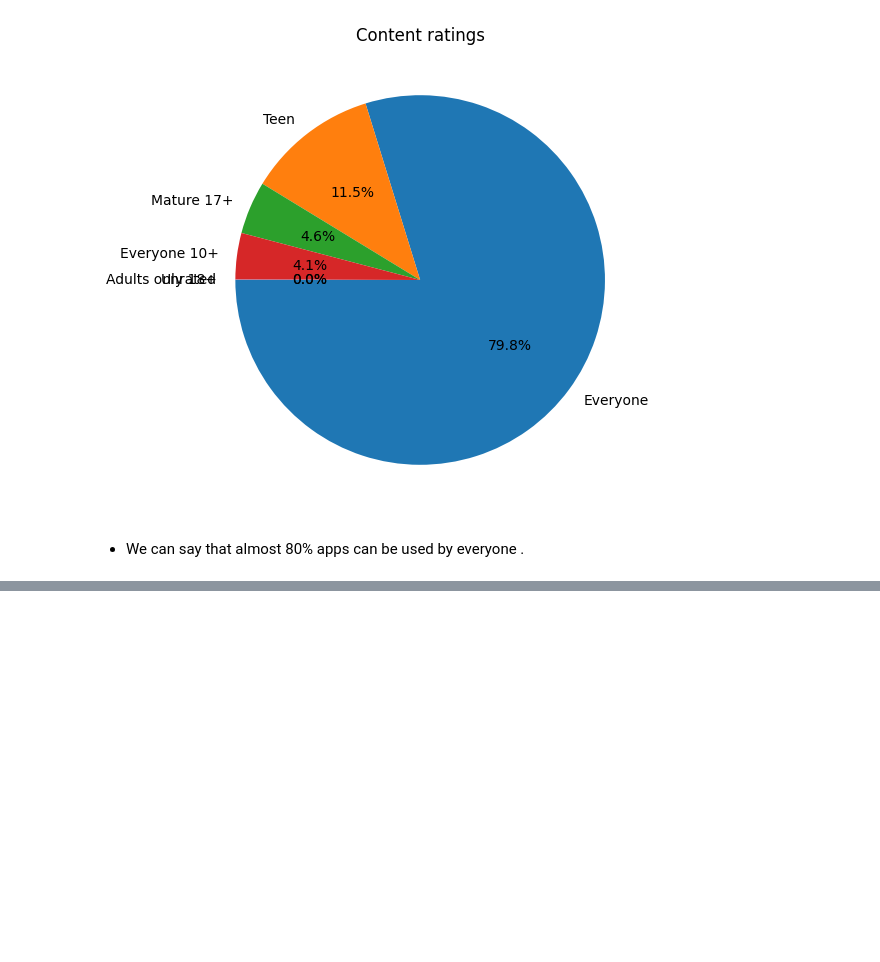
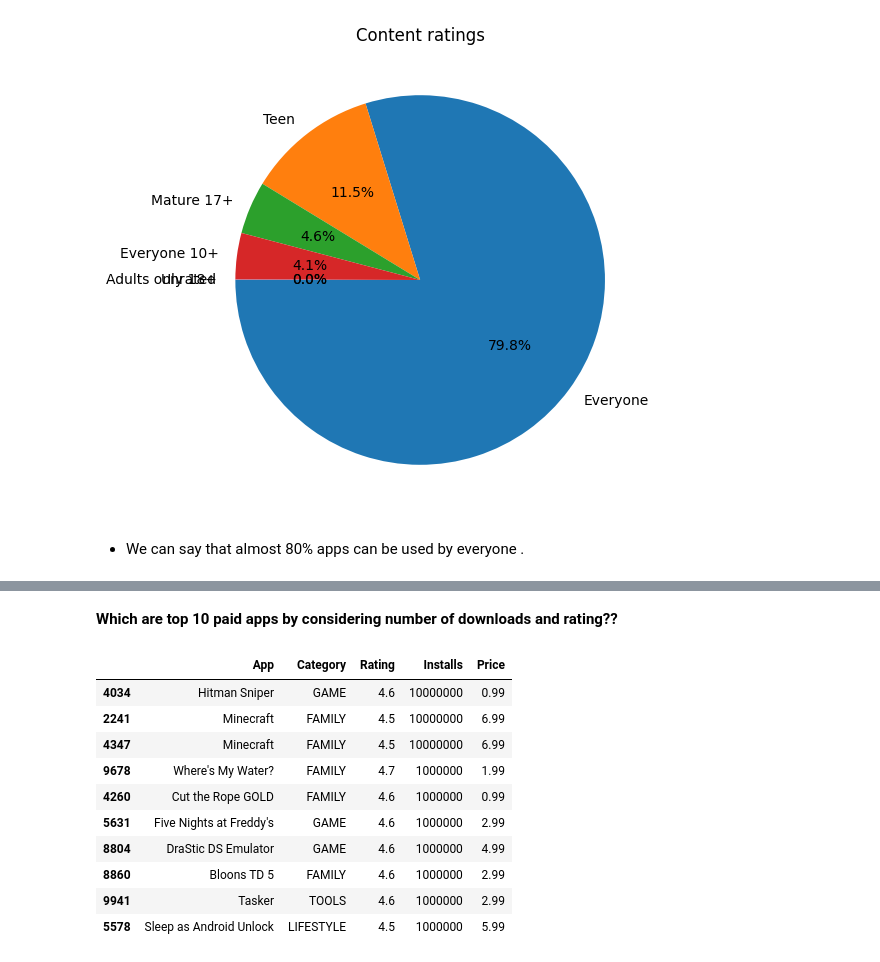
Before and after one commit to deepthisree2000/GooglePlaystore-EDA, a Jupyter notebook: Googleplaystore analysis.ipynb, the cells around one changed output, grey strips where cells are left out. Cells and saved outputs as stored; diff of their text form; code cells hidden in the pictures; blank space fills up the shorter version.

```diff
--- a/Googleplaystore analysis.ipynb
+++ b/Googleplaystore analysis.ipynb
@@ -251,0 +212,17 @@ df.sample(3)
+# %% [markdown]
+**Which are top 10 paid apps by considering number of downloads and rating??**
+# %%
+paid_apps=df[df['Type']=='Paid']
+paid_apps[['App','Category','Rating','Installs','Price']].sort_values(['Installs','Rating'],ascending=False).head(10)
+# %% [output]
+|  | App | Category | Rating | Installs | Price |
+| 4034 | Hitman Sniper | GAME | 4.6 | 10000000 | 0.99 |
+| 2241 | Minecraft | FAMILY | 4.5 | 10000000 | 6.99 |
+| 4347 | Minecraft | FAMILY | 4.5 | 10000000 | 6.99 |
+| 9678 | Where's My Water? | FAMILY | 4.7 | 1000000 | 1.99 |
+| 4260 | Cut the Rope GOLD | FAMILY | 4.6 | 1000000 | 0.99 |
+| 5631 | Five Nights at Freddy's | GAME | 4.6 | 1000000 | 2.99 |
+| 8804 | DraStic DS Emulator | GAME | 4.6 | 1000000 | 4.99 |
+| 8860 | Bloons TD 5 | FAMILY | 4.6 | 1000000 | 2.99 |
+| 9941 | Tasker | TOOLS | 4.6 | 1000000 | 2.99 |
+| 5578 | Sleep as Android Unlock | LIFESTYLE | 4.5 | 1000000 | 5.99 |
```
Also changed, not shown: parts of 26 cells of this notebook.
